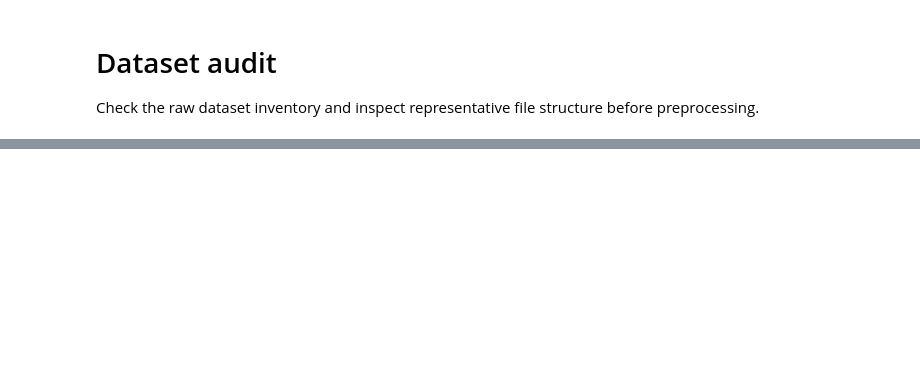
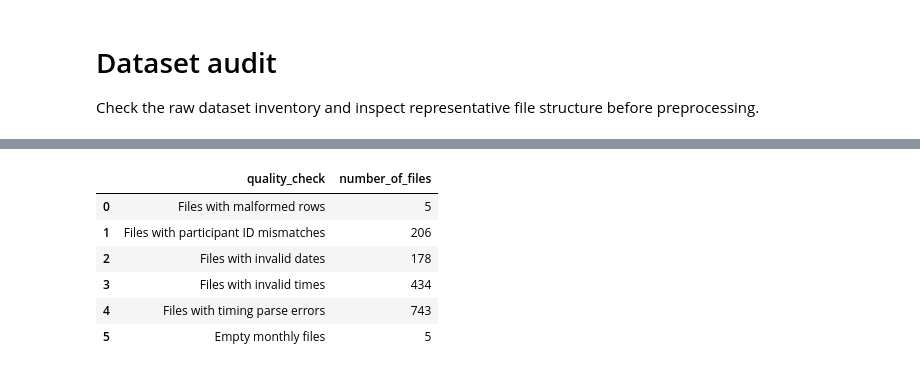
Before and after one commit to CS-HARSHA/PARKINSONS-DISEASE-PREDICTOR, a Jupyter notebook: notebooks/01_dataset_audit.ipynb, the cells around one changed output, grey strips where cells are left out. Drawn from its saved outputs; the diff is of its cells as text; code cells hidden in the pictures; blank space fills up the shorter version.

```diff
--- a/notebooks/01_dataset_audit.ipynb
+++ b/notebooks/01_dataset_audit.ipynb
@@ -46,0 +1138,83 @@ else:
+# %%
+timing_summary = pd.DataFrame([
+    {
+        "variable": "hold_time_ms",
+        "minimum_across_files": (
+            raw_file_quality["min_hold_ms"].min()
+        ),
+        "maximum_across_files": (
+            raw_file_quality["max_hold_ms"].max()
+        ),
+    },
+    {
+        "variable": "latency_time_ms",
+        "minimum_across_files": (
+            raw_file_quality["min_latency_ms"].min()
+        ),
+        "maximum_across_files": (
+            raw_file_quality["max_latency_ms"].max()
+        ),
+    },
+    {
+        "variable": "flight_time_ms",
+        "minimum_across_files": (
+            raw_file_quality["min_flight_ms"].min()
+        ),
+        "maximum_across_files": (
+            raw_file_quality["max_flight_ms"].max()
+        ),
+    },
+])
+
+
+print("Observed timing ranges in milliseconds:")
+display(timing_summary)
+
+
+quality_totals = {
+    "Files with malformed rows": int(
+        (raw_file_quality["malformed_rows"] > 0).sum()
+    ),
+
+    "Files with participant ID mismatches": int(
+        (
+            raw_file_quality["participant_id_mismatches"] > 0
+        ).sum()
+    ),
+
+    "Files with invalid dates": int(
+        (
+            raw_file_quality["invalid_date_rows"] > 0
+        ).sum()
+    ),
+
+    "Files with invalid times": int(
+        (
+            raw_file_quality["invalid_time_rows"] > 0
+        ).sum()
+    ),
+
+    "Files with timing parse errors": int(
+        (
+            raw_file_quality["timing_parse_error_rows"] > 0
+        ).sum()
+    ),
+
+    "Empty monthly files": int(
+        log_manifest["empty_file"].sum()
+    ),
+}
+
+
+print("\nFile-level quality indicators:")
+
+display(
+    pd.DataFrame(
+        list(quality_totals.items()),
+        columns=[
+            "quality_check",
+            "number_of_files"
+        ]
+    )
+)
+# %% [output]
@@ -46,0 +1227,7 @@ else:
+|  | quality_check | number_of_files |
+| 0 | Files with malformed rows | 5 |
+| 1 | Files with participant ID mismatches | 206 |
+| 2 | Files with invalid dates | 178 |
+| 3 | Files with invalid times | 434 |
+| 4 | Files with timing parse errors | 743 |
+| 5 | Empty monthly files | 5 |
```
Also changed, not shown: parts of 42 cells of this notebook, 17 other files.
